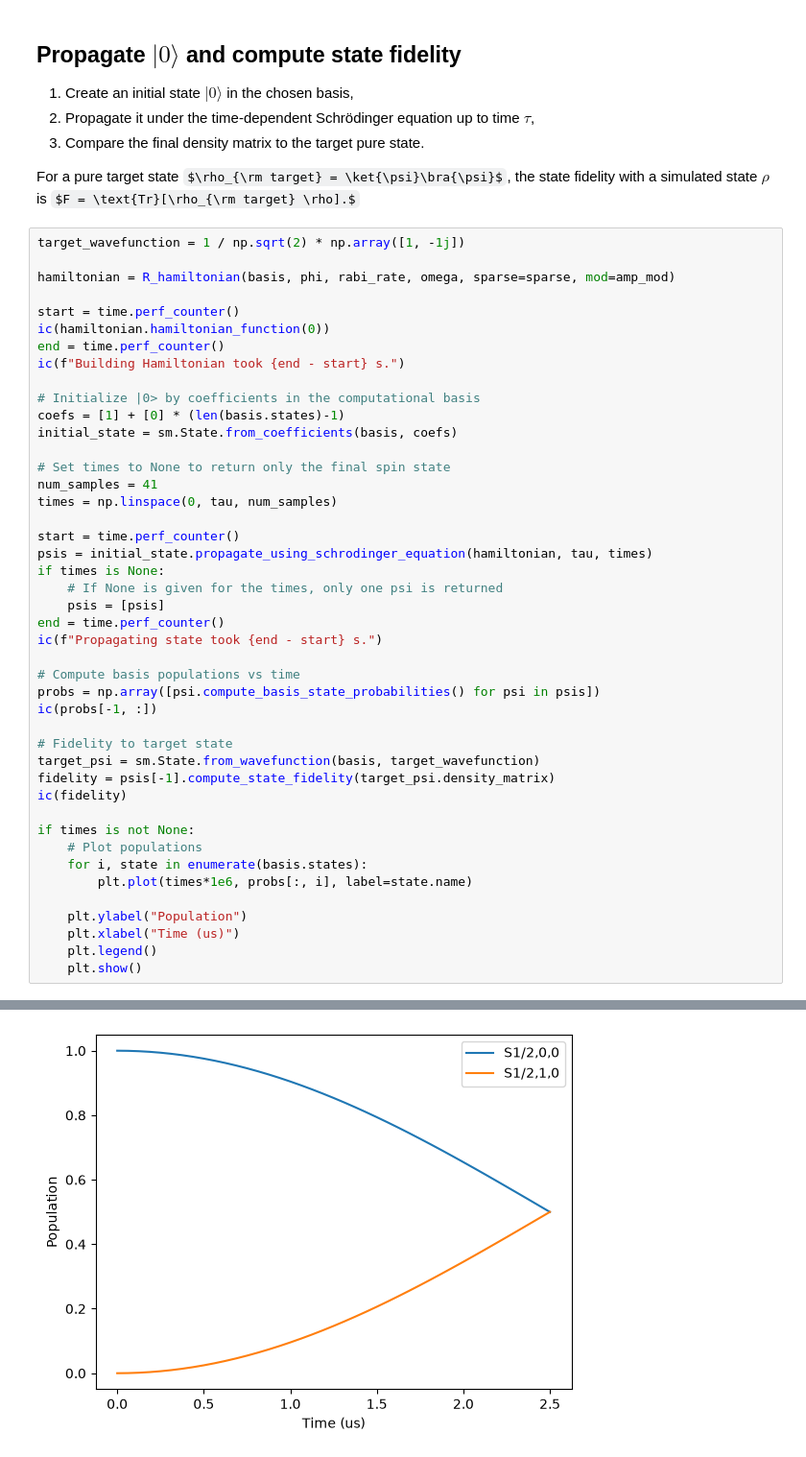
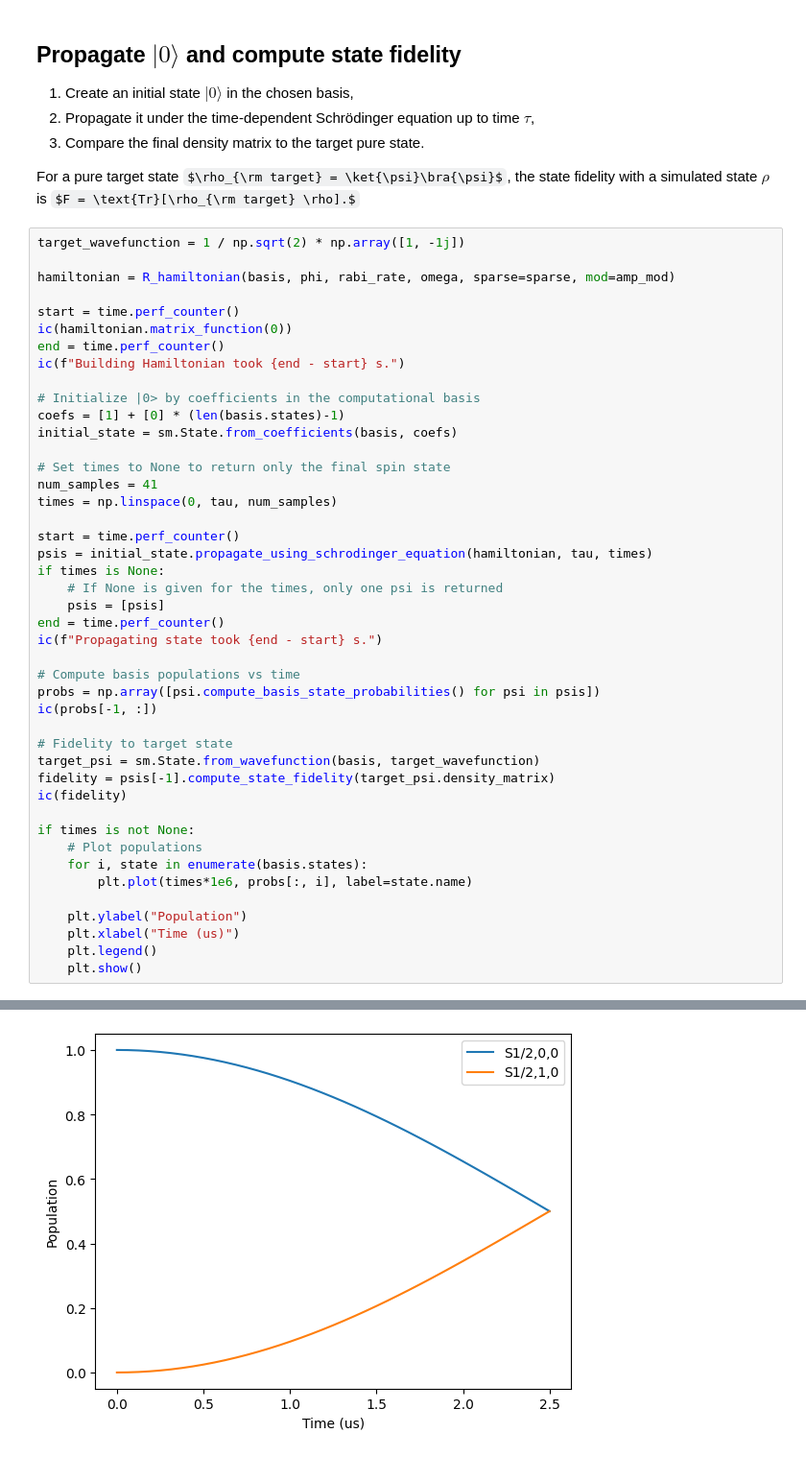
Before and after one commit to sandialabs/ionsim, a Jupyter notebook: tutorials/Simulated R Gate State Fidelity.ipynb, the cells around one changed output, grey strips where cells are left out. Shown at 96% size. Drawn from its saved outputs; the diff is of its cells as text; some formulas as TeX source.

Commit message:
update tutorial to use matrix_function name w. Hamiltonian

```diff
--- a/tutorials/Simulated R Gate State Fidelity.ipynb
+++ b/tutorials/Simulated R Gate State Fidelity.ipynb
@@ -125,7 +125,7 @@ target_wavefunction = 1 / np.sqrt(2) * np.array([1, -1j])
 hamiltonian = R_hamiltonian(basis, phi, rabi_rate, omega, sparse=sparse, mod=amp_mod)
 
 start = time.perf_counter()
-ic(hamiltonian.hamiltonian_function(0))
+ic(hamiltonian.matrix_function(0))
 end = time.perf_counter()
 ic(f"Building Hamiltonian took {end - start} s.")
 
@@ -175 +174 @@ Solving ODE with odeintz.
-[figure, old version]
+[figure, new version]
```
Also changed, not shown: parts of 1 cell of this notebook.
